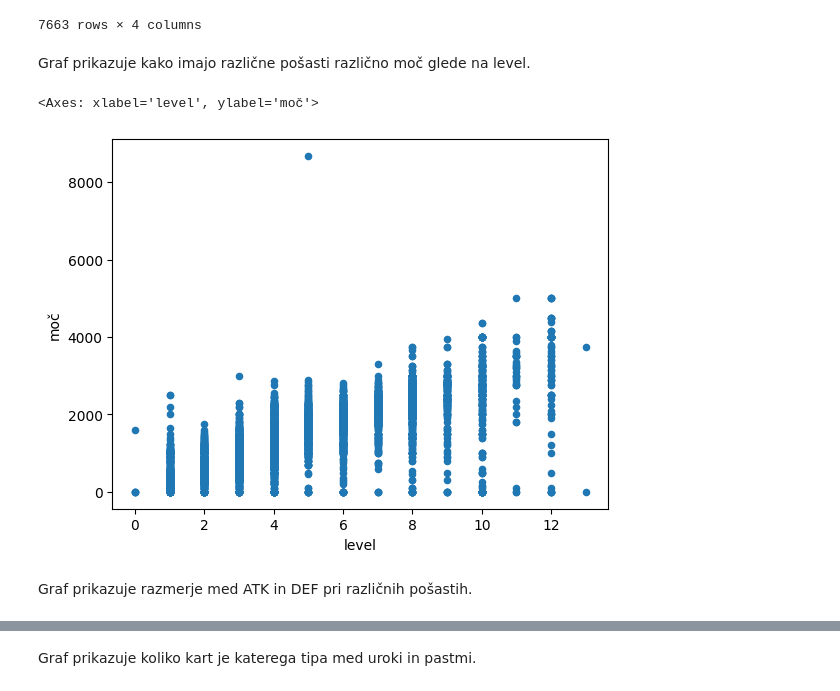
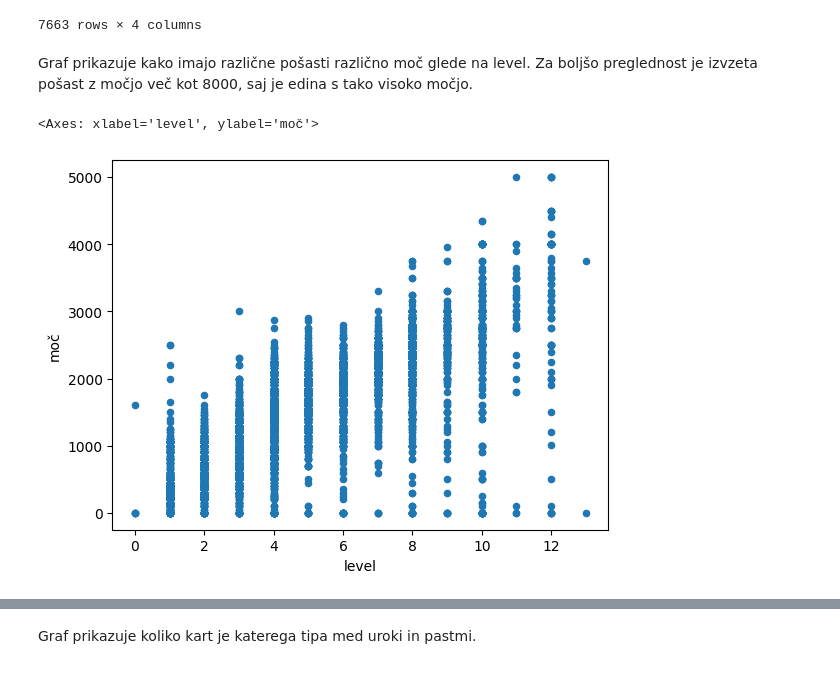
Before and after one commit to sawdem/Projektna-naloga, a Jupyter notebook: prikaz.ipynb, the cells around one changed output, grey strips where cells are left out. Cells and saved outputs as stored; diff of their text form; code cells hidden in the pictures.

```diff
--- a/prikaz.ipynb
+++ b/prikaz.ipynb
@@ -71,11 +90,9 @@ monsters[["ime", "ATK", "DEF", "moč"]]
 | 81471108 | ZW - Tornado Bringer | 1300.0 | 1800.0 | 1550.0 |
 7663 rows × 4 columns
 # %% [markdown]
-Graf prikazuje kako imajo različne pošasti različno moč glede na level.
+Graf prikazuje kako imajo različne pošasti različno moč glede na level. Za boljšo preglednost je izvzeta pošast z močjo več kot 8000, saj je edina s tako visoko močjo.
 # %%
-monsters.plot.scatter(x="level", y="moč")
+monsters[monsters["moč"] < 8000].plot.scatter(x="level", y="moč")
 # %% [output]
 <Axes: xlabel='level', ylabel='moč'>
-[figure, old version]
+[figure, new version]
-# %% [markdown]
-Graf prikazuje razmerje med ATK in DEF pri različnih pošastih.
```
Also changed, not shown: parts of 23 cells of this notebook, 1 other file.
